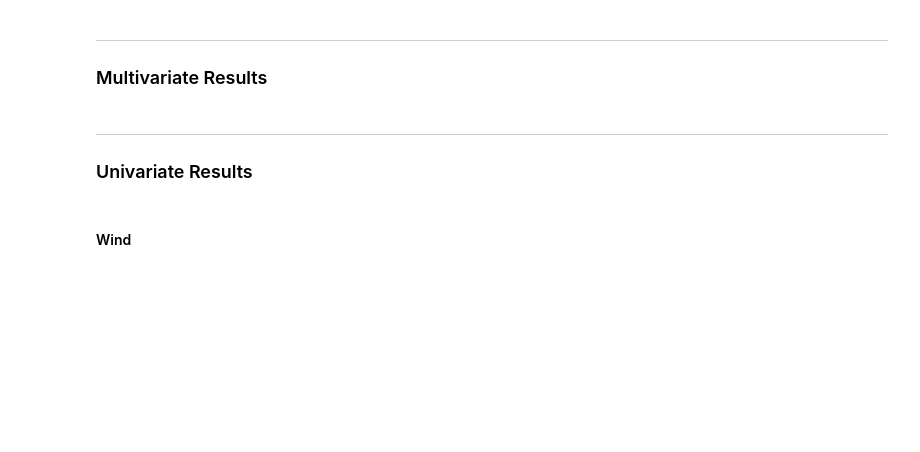
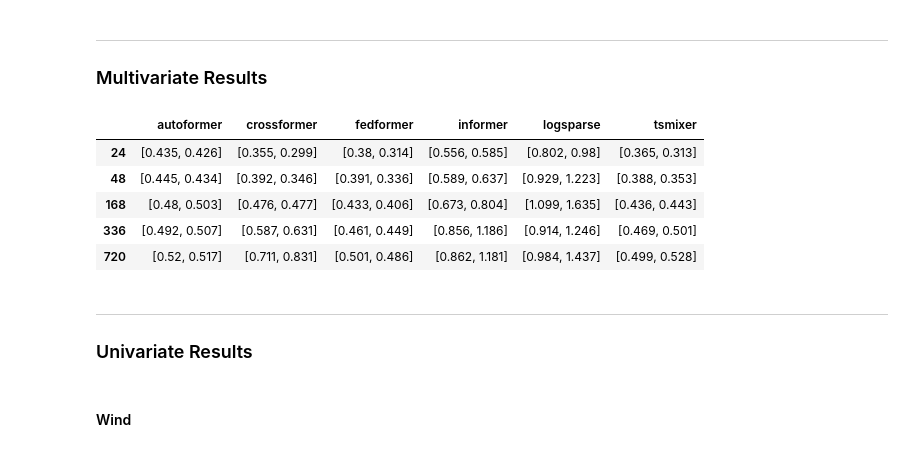
Before and after one commit to anasashb/TransformersEnergyTS, a Jupyter notebook: result_analysis.ipynb, the cells around one changed output. Cells and saved outputs as stored; diff of their text form; code cells hidden in the pictures; blank space fills up the shorter version.

Commit message:
updated result analysis

```diff
--- a/result_analysis.ipynb
+++ b/result_analysis.ipynb
@@ -597,6 +596,25 @@ FileNotFoundError: [Errno 2] No such file or directory: 'results/Crossformer_ETT
 ---
 
 ### Multivariate Results
+# %%
+list_models = ['autoformer' , 'crossformer', 'fedformer', 'informer', 'logsparse' , 'tsmixer']
+list_lengths = ['24','48','168','336','720']
+
+results_ett = pd.DataFrame(columns = list_models)
+for i , length in enumerate(list_lengths) :
+    results_ett.loc[i] = [autoformer_ett['pred_len' + str(length)][0:2] , crossformer_ett['pred_len' + str(length)][0:2] ,
+                               fedformer_ett['pred_len' + str(length)][0:2] , informer_ett['pred_len' + str(length)][0:2] ,
+                               logsparse_ett['pred_len' + str(length)][0:2] , tsmixer_ett['pred_len' + str(length)][0:2]]
+results_ett.index = list_lengths
+
+results_ett
+# %% [output]
+|  | autoformer | crossformer | fedformer | informer | logsparse | tsmixer |
+| 24 | [0.435, 0.426] | [0.355, 0.299] | [0.38, 0.314] | [0.556, 0.585] | [0.802, 0.98] | [0.365, 0.313] |
+| 48 | [0.445, 0.434] | [0.392, 0.346] | [0.391, 0.336] | [0.589, 0.637] | [0.929, 1.223] | [0.388, 0.353] |
+| 168 | [0.48, 0.503] | [0.476, 0.477] | [0.433, 0.406] | [0.673, 0.804] | [1.099, 1.635] | [0.436, 0.443] |
+| 336 | [0.492, 0.507] | [0.587, 0.631] | [0.461, 0.449] | [0.856, 1.186] | [0.914, 1.246] | [0.469, 0.501] |
+| 720 | [0.52, 0.517] | [0.711, 0.831] | [0.501, 0.486] | [0.862, 1.181] | [0.984, 1.437] | [0.499, 0.528] |
 # %% [markdown]
 ---
 
```
Also changed, not shown: parts of 28 cells of this notebook, 2 other files.
